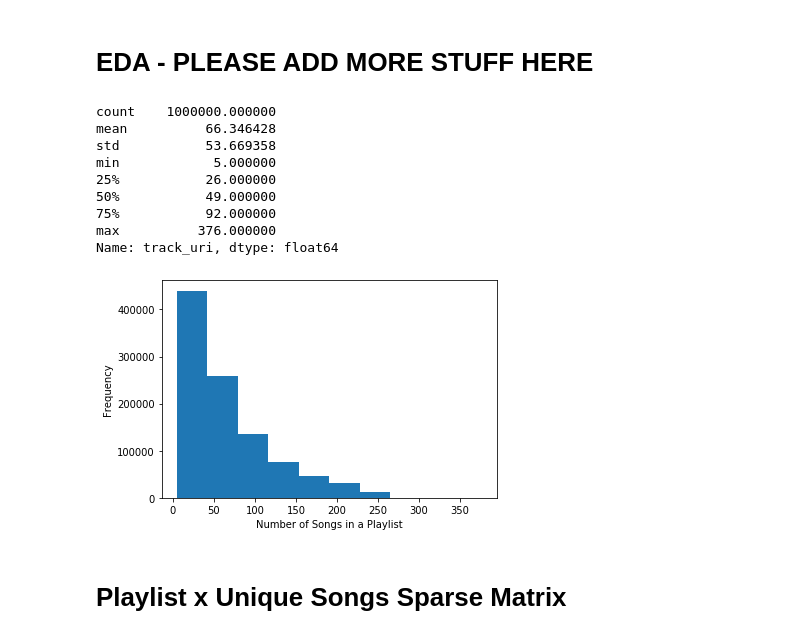
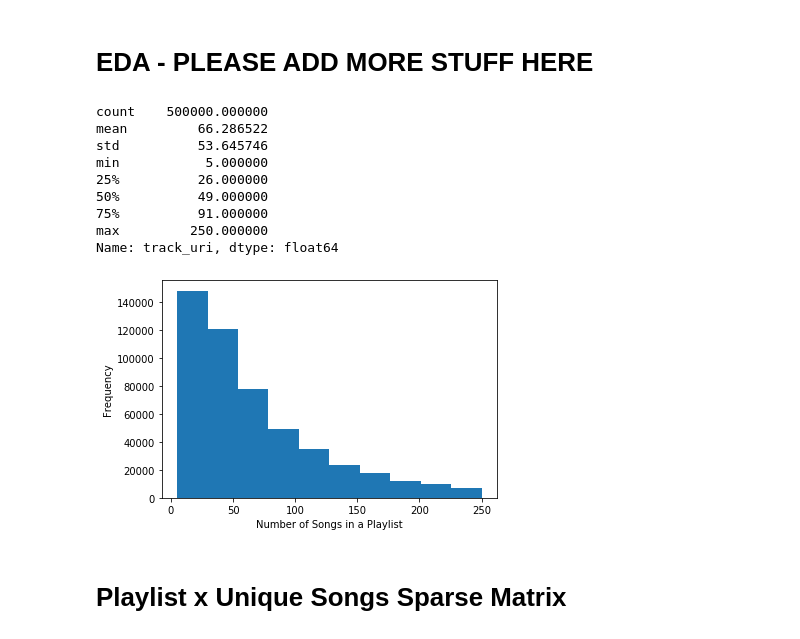
Before and after one commit to jamilla-az/spotify-recommender, a Jupyter notebook: notebook/FinalProject31.ipynb, the cells around one changed output. Cells and saved outputs as stored; diff of their text form; code cells hidden in the pictures.

Commit message:
dense dataset created

```diff
--- a/notebook/FinalProject31.ipynb
+++ b/notebook/FinalProject31.ipynb
@@ -94,0 +128,4 @@ Before we proceed with further data analysis, we should make sure that our data
+# %%
+songs = pd.read_csv('/content/drive/My Drive/CS109A project/Spotify/500k_playlists.csv', index_col=0)
+print(f'dataset shape: {songs.shape}')
+songs.head()
@@ -151,10 +189,9 @@ Besides that, there is one artist called 'NA' and one artist called 'null'.
 
 It doesn't seem that this will interfere with our collaborative filtering recommender system, just maybe make the song credit information a little more confusing. We will not filter these songs out in the mean time, but we will change the **artist_uri** to NaN to reflect this information for the songs with missing info, and update **artist_name** for those artists named 'NA' and 'null'.
 # %%
-songs.loc[songs.artist_uri == 'spotify:artist:5acHYRoM4lpJIiHZ4Zi3Is', 'artist_name'] = ['NA']*3
+songs.loc[songs.artist_uri == 'spotify:artist:5acHYRoM4lpJIiHZ4Zi3Is', 'artist_name'] = ['NA']*2
 songs.loc[songs.artist_uri == 'spotify:artist:3fmUow9gSgOouUw2UnUtzg', 'artist_name'] = ['null']
-songs.loc[songs.artist_uri == 'spotify:artist:4oPYazJJ1o4rWBrTw9lm40', 'artist_uri'] = [np.nan]*8
-songs.loc[songs.artist_uri == 'spotify:artist:2uXBg2rcDk1gFkZXi73InJ', 'artist_uri'] = [np.nan]
+songs.loc[songs.artist_uri == 'spotify:artist:4oPYazJJ1o4rWBrTw9lm40', 'artist_uri'] = [np.nan]*5
 # %%
 #we have some missing values in artist_name and album_name.
 #Let's take a look at them, maybe we can fill them in by hand using the uri info
@@ -180,7 +206,7 @@ songs.loc[songs.album_name.isnull()]
 # %% [markdown]
 Loop Garou annoyingly named his album 'N/A' which got translated to a NaN in the pandas dataframe. Artist named 'null' also has a track and album named 'null' so that's great. Let's fix the labels.
 # %%
-songs.loc[songs.album_uri == 'spotify:album:4zLXjNbJaNvj8X97GAnr5i', 'album_name'] = ['N/A']*14
+songs.loc[songs.album_uri == 'spotify:album:4zLXjNbJaNvj8X97GAnr5i', 'album_name'] = ['N/A']*3
 songs.loc[songs.album_uri == 'spotify:album:0yiPGCcuMDakfqcmvY6Rk1', 'album_name'] = ['null']
 # %%
 #missing track names?
@@ -193,22 +218,21 @@ songs.loc[songs.track_name.isnull()]
 Once again, we have our null artist with null album and null song. We will fix that as well as the null song name for the other artist.
 # %%
 songs.loc[songs.track_uri == 'spotify:track:3uxxOSDWiBqKBnbU2eSAxI', 'track_name'] = ['null']
-songs.loc[songs.track_uri == 'spotify:track:6sS0LpPTHX9HDZVD6yereF', 'track_name'] = ['null']
 # %% [markdown]
 # EDA - PLEASE ADD MORE STUFF HERE
 # %%
 #what is the average length of a playlist - make sure to group by FILE NAME AND PID!!
-ax = songs.groupby(['file_name','pid']).count()['track_uri'].plot(kind = 'hist');
+ax = songs.groupby(['pidfile_name']).count()['track_uri'].plot(kind = 'hist');
 ax.set_xlabel('Number of Songs in a Playlist')
-songs.groupby(['file_name','pid']).count()['track_uri'].describe()
+songs.groupby(['pidfile_name']).count()['track_uri'].describe()
 # %% [output]
-count    1000000.000000
-mean          66.346428
-std           53.669358
-min            5.000000
-25%           26.000000
-50%           49.000000
-75%           92.000000
-max          376.000000
+count    500000.000000
+mean         66.286522
+std          53.645746
+min           5.000000
+25%          26.000000
+50%          49.000000
+75%          91.000000
+max         250.000000
 Name: track_uri, dtype: float64
-[figure, old version]
+[figure, new version]
```
Also changed, not shown: parts of 38 cells of this notebook.
